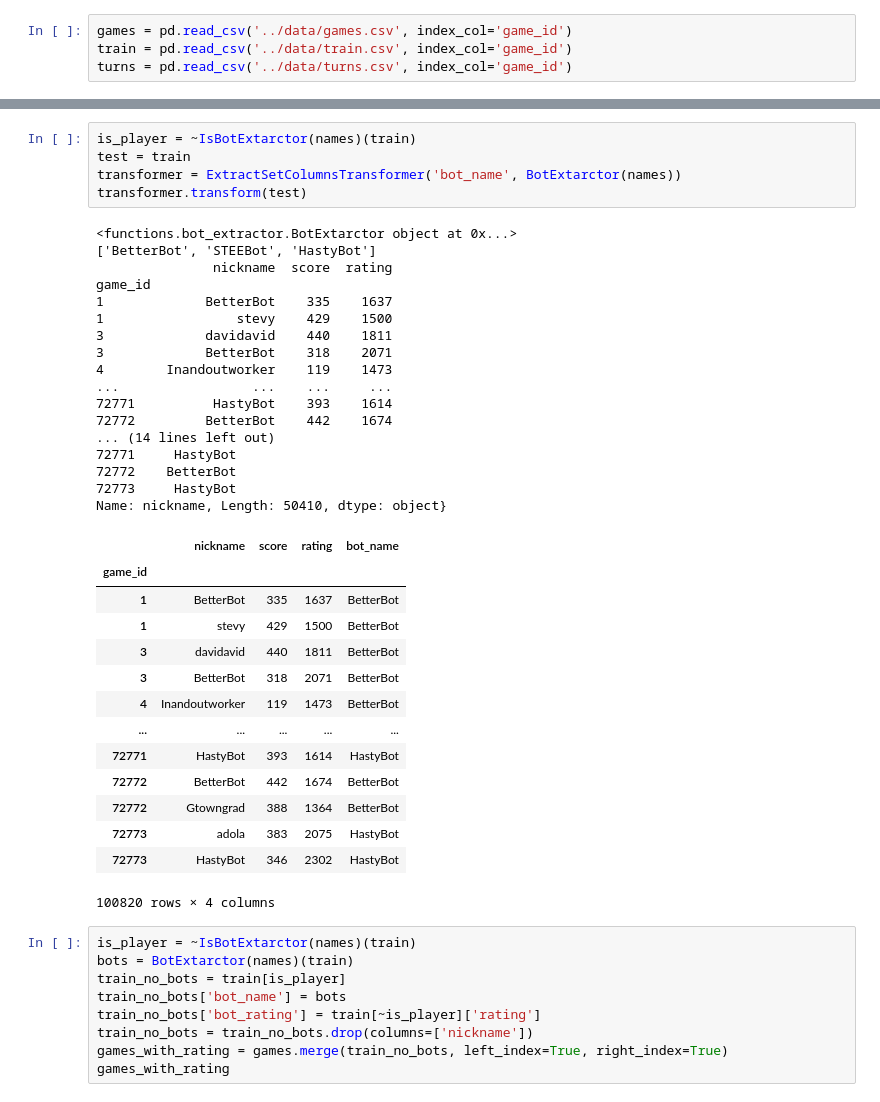
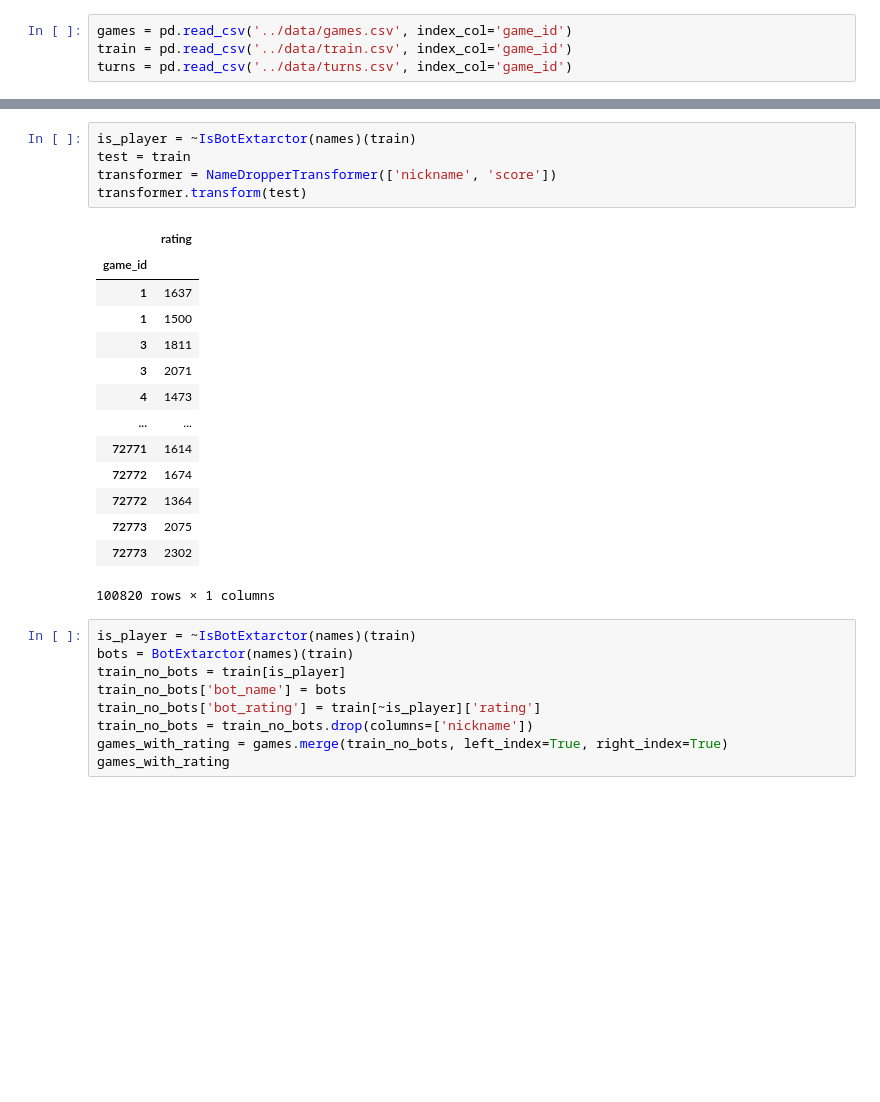
Before and after one commit to CatGuy1300/scrabble, a Jupyter notebook: notebooks/EDA.ipynb, the cells around one changed output, grey strips where cells are left out. Drawn from its saved outputs; the diff is of its cells as text; blank space fills up the shorter version.

Commit message:
bot extractors are more general, worked on correlations in new notebook

```diff
--- a/notebooks/EDA.ipynb
+++ b/notebooks/EDA.ipynb
@@ -632,40 +647,23 @@ NameError: name 'train' is not defined
 # %%
 is_player = ~IsBotExtarctor(names)(train)
 test = train
-transformer = ExtractSetColumnsTransformer('bot_name', BotExtarctor(names))
+transformer = NameDropperTransformer(['nickname', 'score'])
 transformer.transform(test)
 # %% [output]
+|  | rating |
+| game_id |  |
+| 1 | 1637 |
+| 1 | 1500 |
+| 3 | 1811 |
+| 3 | 2071 |
+| 4 | 1473 |
+| ... | ... |
+| 72771 | 1614 |
+| 72772 | 1674 |
+| 72772 | 1364 |
+| 72773 | 2075 |
+| 72773 | 2302 |
-<functions.bot_extractor.BotExtarctor object at 0x...>
-['BetterBot', 'STEEBot', 'HastyBot']
-               nickname  score  rating
-game_id
-1             BetterBot    335    1637
-1                 stevy    429    1500
-3             davidavid    440    1811
-3             BetterBot    318    2071
-4        Inandoutworker    119    1473
-...                 ...    ...     ...
-72771          HastyBot    393    1614
-72772         BetterBot    442    1674
-... (14 lines left out)
-72771     HastyBot
-72772    BetterBot
-72773     HastyBot
-Name: nickname, Length: 50410, dtype: object}
+100820 rows × 1 columns
-|  | nickname | score | rating | bot_name |
-| game_id |  |  |  |  |
-| 1 | BetterBot | 335 | 1637 | BetterBot |
-| 1 | stevy | 429 | 1500 | BetterBot |
-| 3 | davidavid | 440 | 1811 | BetterBot |
-| 3 | BetterBot | 318 | 2071 | BetterBot |
-| 4 | Inandoutworker | 119 | 1473 | BetterBot |
-| ... | ... | ... | ... | ... |
-| 72771 | HastyBot | 393 | 1614 | HastyBot |
-| 72772 | BetterBot | 442 | 1674 | BetterBot |
-| 72772 | Gtowngrad | 388 | 1364 | BetterBot |
-| 72773 | adola | 383 | 2075 | HastyBot |
-| 72773 | HastyBot | 346 | 2302 | HastyBot |
-100820 rows × 4 columns
 # %%
 is_player = ~IsBotExtarctor(names)(train)
 bots = BotExtarctor(names)(train)
```
Also changed, not shown: parts of 2 cells of this notebook, 7 other files.
